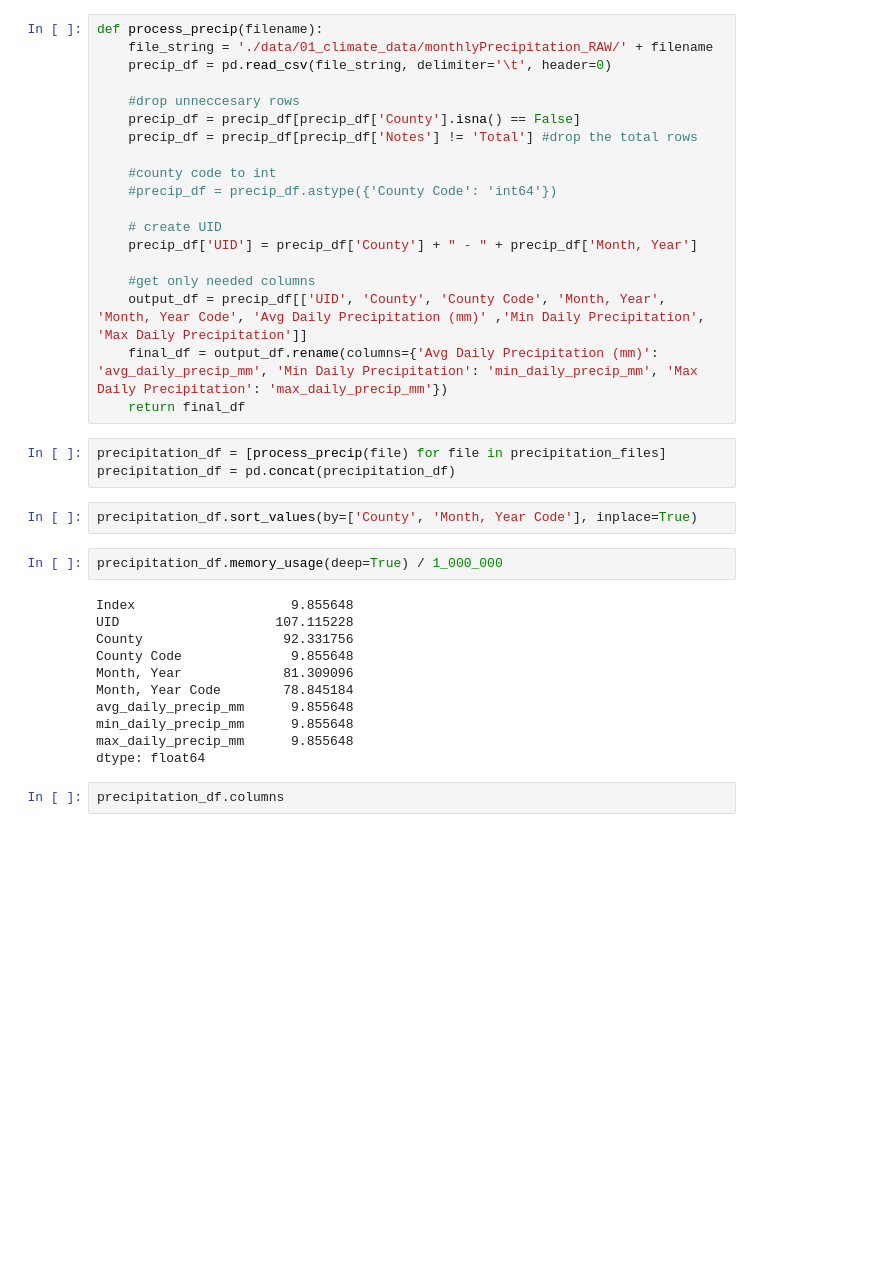
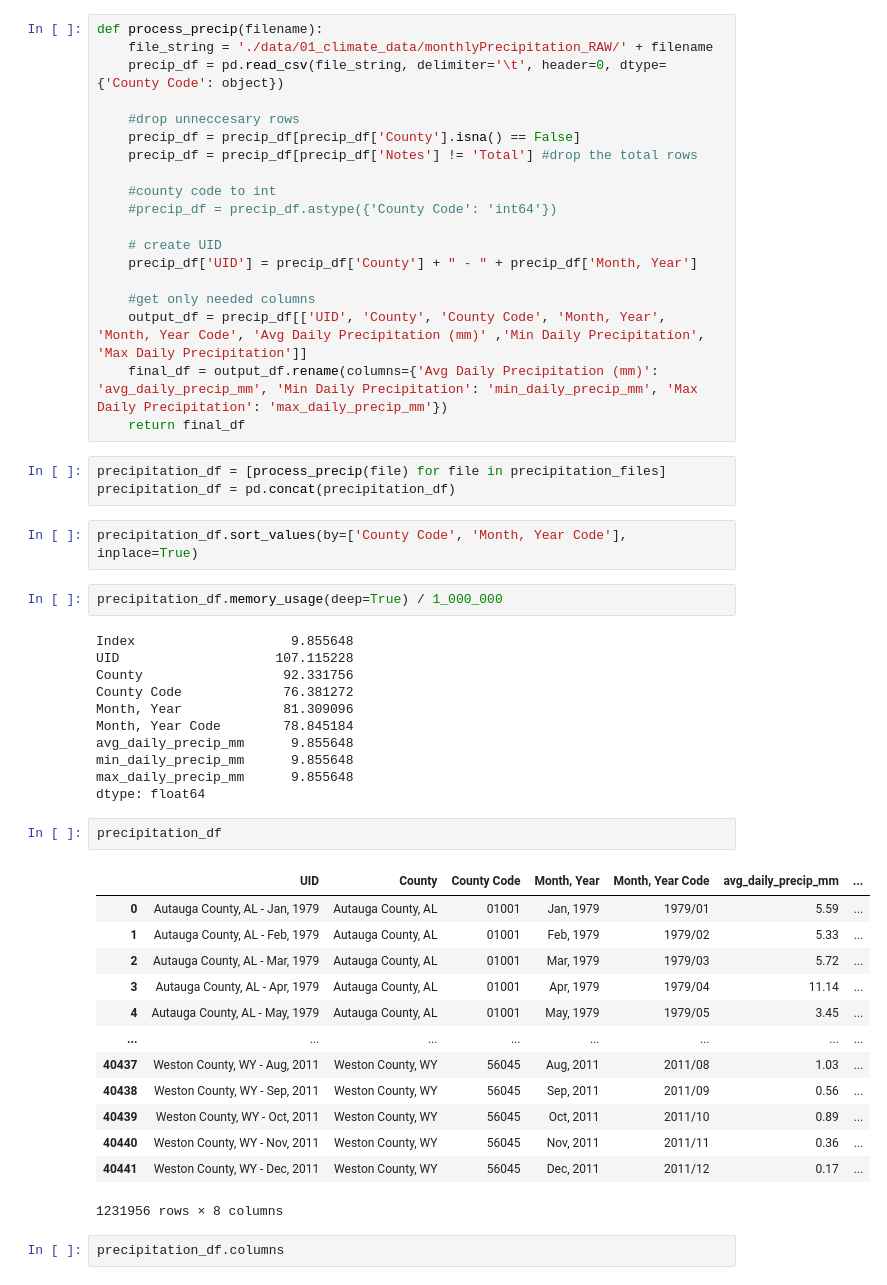
Before and after one commit to calculaterceec/Proj4Team2, a Jupyter notebook: kade_higgins_DataCleaning.ipynb, the cells around one changed output. Drawn from its saved outputs; the diff is of its cells as text; blank space fills up the shorter version.

```diff
--- a/kade_higgins_DataCleaning.ipynb
+++ b/kade_higgins_DataCleaning.ipynb
@@ -223,7 +253,7 @@ test_precip['UID'] = test_precip['County'] + " - " + test_precip['Month, Year Co
 # %%
 def process_precip(filename):
     file_string = './data/01_climate_data/monthlyPrecipitation_RAW/' + filename
-    precip_df = pd.read_csv(file_string, delimiter='\t', header=0)
+    precip_df = pd.read_csv(file_string, delimiter='\t', header=0, dtype={'County Code': object})
 
     #drop unneccesary rows
     precip_df = precip_df[precip_df['County'].isna() == False]
@@ -243,20 +273,36 @@ def process_precip(filename):
 precipitation_df = [process_precip(file) for file in precipitation_files]
 precipitation_df = pd.concat(precipitation_df)
 # %%
-precipitation_df.sort_values(by=['County', 'Month, Year Code'], inplace=True)
+precipitation_df.sort_values(by=['County Code', 'Month, Year Code'], inplace=True)
 # %%
 precipitation_df.memory_usage(deep=True) / 1_000_000
 # %% [output]
 Index                    9.855648
 UID                    107.115228
 County                  92.331756
-County Code              9.855648
+County Code             76.381272
 Month, Year             81.309096
 Month, Year Code        78.845184
 avg_daily_precip_mm      9.855648
 min_daily_precip_mm      9.855648
 max_daily_precip_mm      9.855648
 dtype: float64
+# %%
+precipitation_df
+# %% [output]
+|  | UID | County | County Code | Month, Year | Month, Year Code | avg_daily_precip_mm | ... |
+| 0 | Autauga County, AL - Jan, 1979 | Autauga County, AL | 01001 | Jan, 1979 | 1979/01 | 5.59 | ... |
+| 1 | Autauga County, AL - Feb, 1979 | Autauga County, AL | 01001 | Feb, 1979 | 1979/02 | 5.33 | ... |
+| 2 | Autauga County, AL - Mar, 1979 | Autauga County, AL | 01001 | Mar, 1979 | 1979/03 | 5.72 | ... |
+| 3 | Autauga County, AL - Apr, 1979 | Autauga County, AL | 01001 | Apr, 1979 | 1979/04 | 11.14 | ... |
+| 4 | Autauga County, AL - May, 1979 | Autauga County, AL | 01001 | May, 1979 | 1979/05 | 3.45 | ... |
+| ... | ... | ... | ... | ... | ... | ... | ... |
+| 40437 | Weston County, WY - Aug, 2011 | Weston County, WY | 56045 | Aug, 2011 | 2011/08 | 1.03 | ... |
+| 40438 | Weston County, WY - Sep, 2011 | Weston County, WY | 56045 | Sep, 2011 | 2011/09 | 0.56 | ... |
+| 40439 | Weston County, WY - Oct, 2011 | Weston County, WY | 56045 | Oct, 2011 | 2011/10 | 0.89 | ... |
+| 40440 | Weston County, WY - Nov, 2011 | Weston County, WY | 56045 | Nov, 2011 | 2011/11 | 0.36 | ... |
+| 40441 | Weston County, WY - Dec, 2011 | Weston County, WY | 56045 | Dec, 2011 | 2011/12 | 0.17 | ... |
+1231956 rows × 8 columns
 # %%
 precipitation_df.columns
 # %% [output]
```
Also changed, not shown: parts of 21 cells of this notebook, 3 other files.
